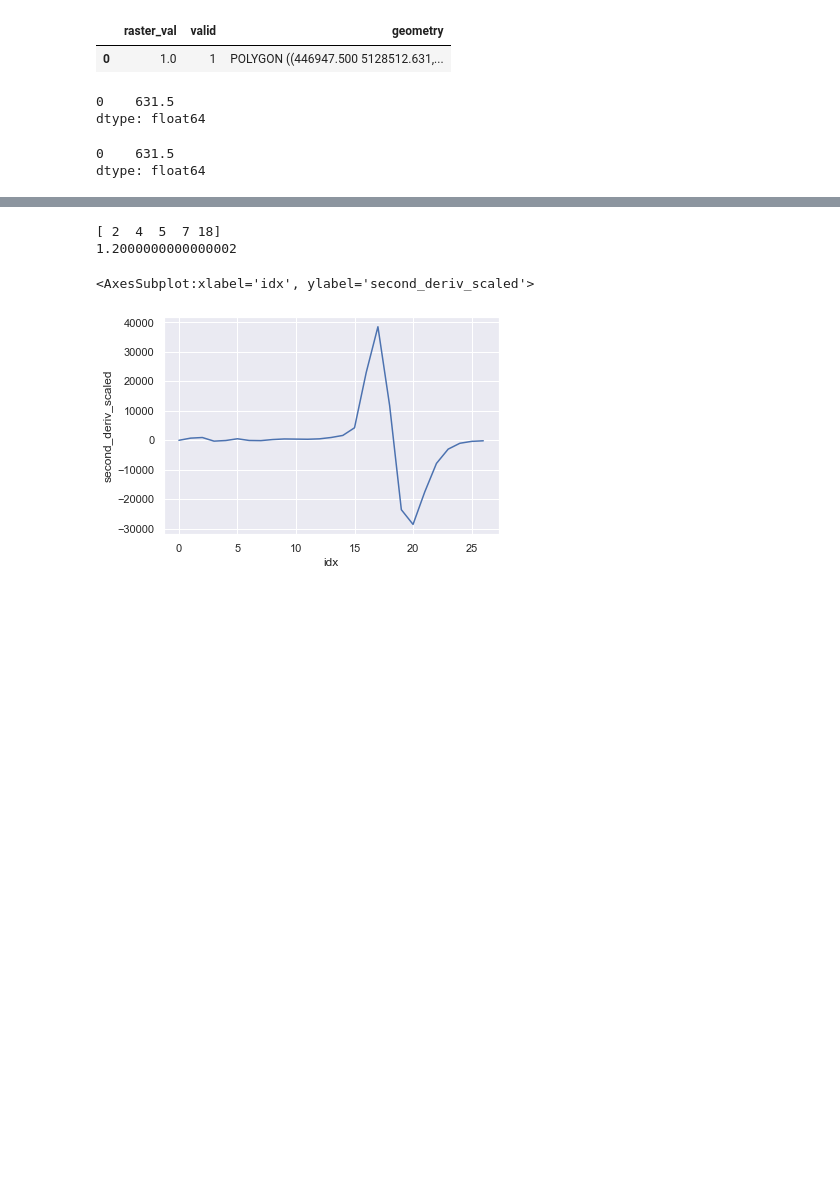
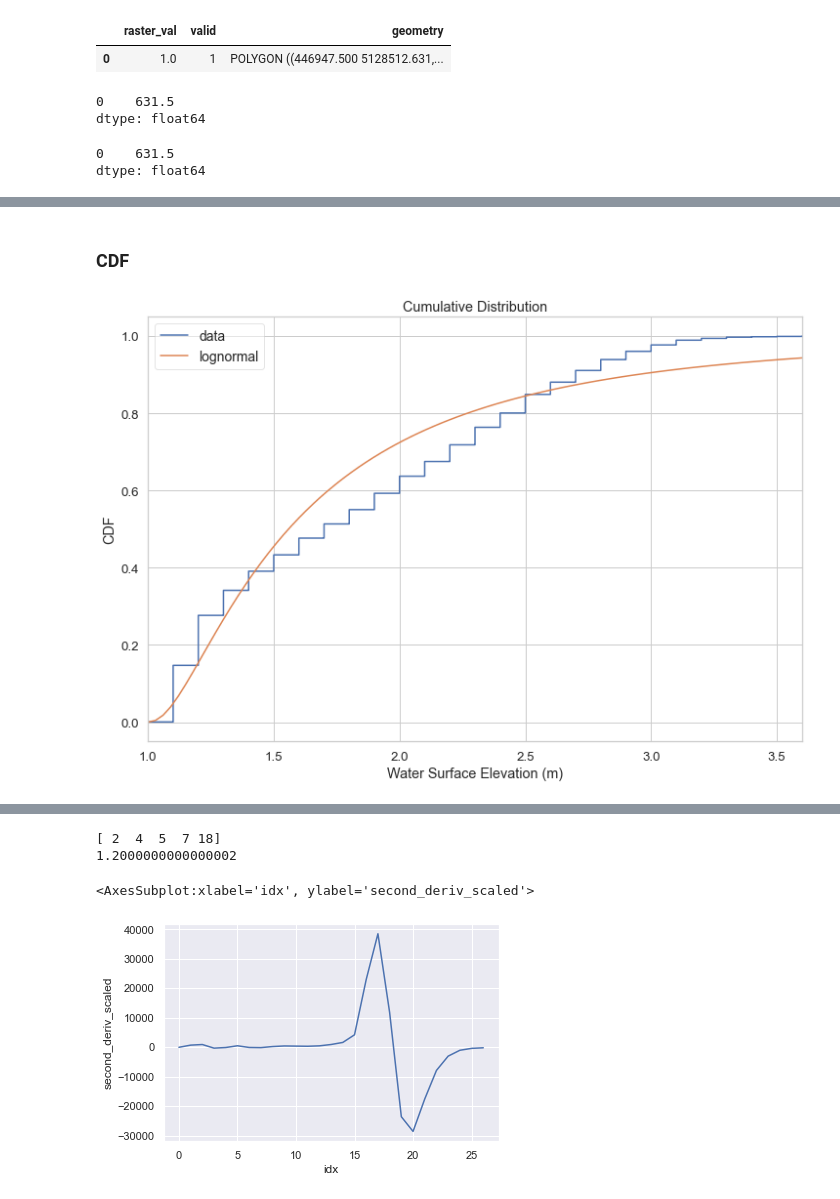
Before and after one commit to crvernon/atiim, a Jupyter notebook: noteboooks/quickstarter.ipynb, the cells around one changed output, grey strips where cells are left out. Drawn from its saved outputs; the diff is of its cells as text; code cells hidden in the pictures; blank space fills up the shorter version.

```diff
--- a/noteboooks/quickstarter.ipynb
+++ b/noteboooks/quickstarter.ipynb
@@ -300,0 +357,32 @@ Wall time: 3.31 s
+# %% [markdown]
+### CDF
+# %%
+sns.set(style='whitegrid', font_scale=1.2)
+
+fig, ax = plt.subplots(figsize=(12, 8))
+
+z_sort = df['WL_ELEV_M'].sort_values()
+
+x_data = np.linspace(df['WL_ELEV_M'].min(), z_sort.max() * 1.1, 100)
+
+s, loc, scale = stats.lognorm.fit(z_sort.values)
+
+cum_dist = np.linspace(0., 1., z_sort.shape[0])
+
+z_cdf = pd.Series(cum_dist, index=z_sort)
+
+ep = 1. - z_cdf
+
+z_cdf.plot(ax=ax, drawstyle='steps', label='data')
+
+ax.plot(x_data, stats.lognorm.cdf(x_data, s, loc, scale), label='lognormal')
+
+ax.set_xlabel('Water Surface Elevation (m)')
+ax.set_ylabel('CDF')
+
+ax.legend(loc=0, framealpha=0.5, fontsize=14)
+plt.title('Cumulative Distribution')
+
+gx = plt.xlim(xmin=x_data.min(), xmax=df['WL_ELEV_M'].max())
+# %% [output]
+[figure, added]
```
Also changed, not shown: parts of 14 cells of this notebook.
